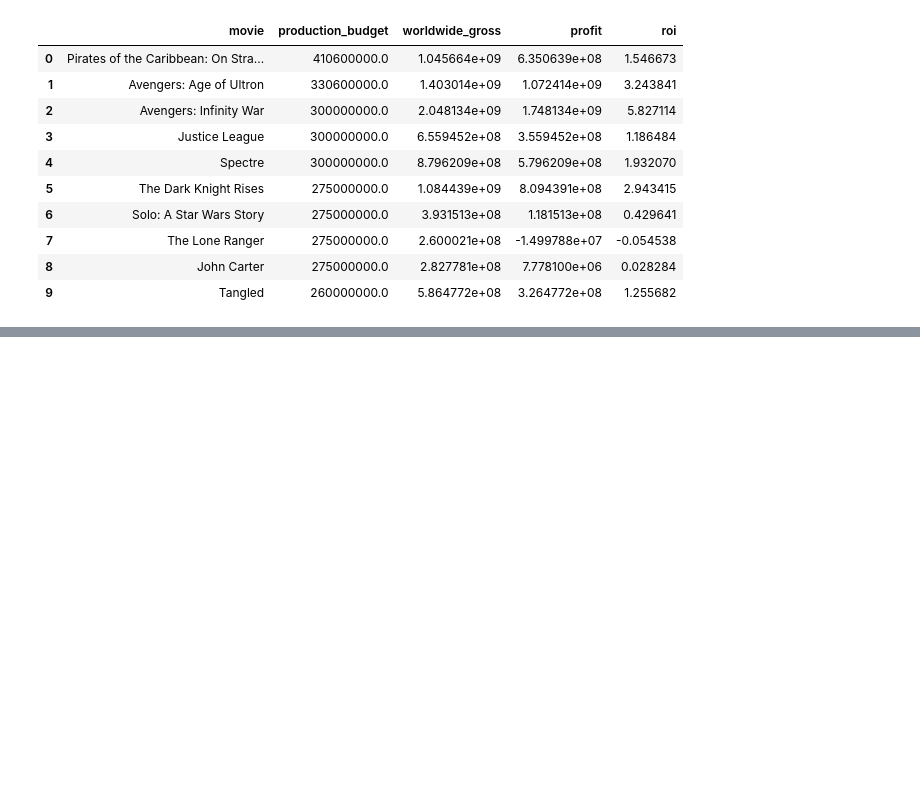
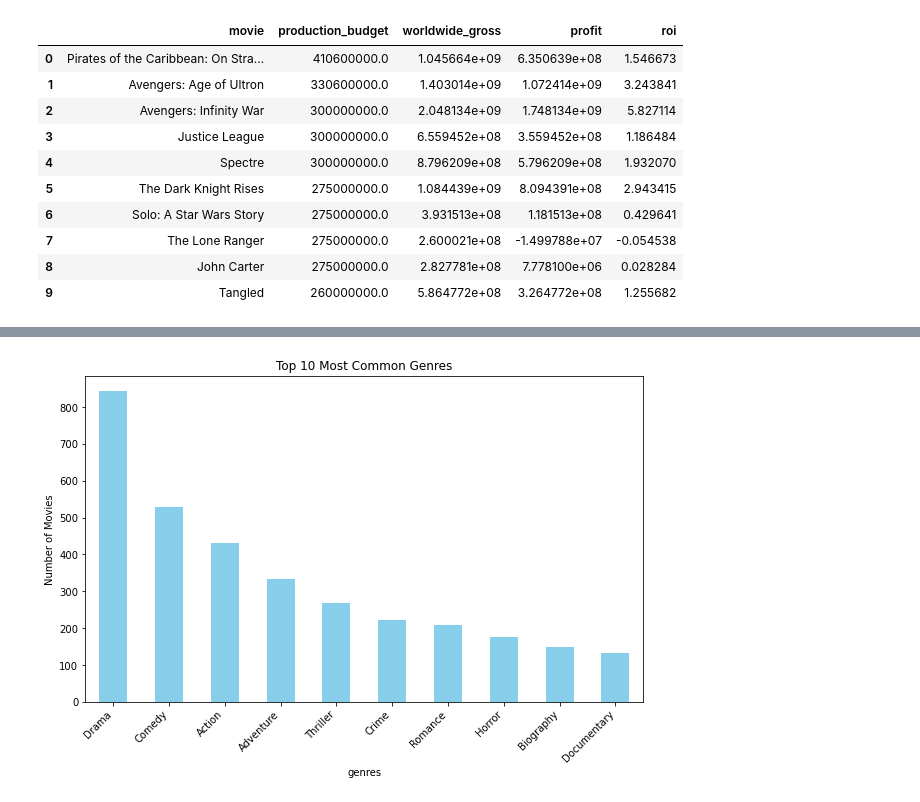
Before and after one commit to Giriama2323/dsc-phase-2-project-v3, a Jupyter notebook: student.ipynb, the cells around one changed output, grey strips where cells are left out. Saved outputs shown, nothing was run; the diff lists cells and outputs as text; code cells hidden in the pictures; blank space fills up the shorter version.

Commit message:
Update on the markdown data and visualizations

```diff
--- a/student.ipynb
+++ b/student.ipynb
@@ -504,0 +585,8 @@ plt.show()
+# %%
+# For imdb_basics (already shown in my earlier code, but repeating here so it's clear)
+imdb_basics["title_norm"] = (
+    imdb_basics["primary_title"]
+    .str.lower()
+    .str.replace(r"[^a-z0-9 ]", "", regex=True)
+    .str.strip()
+)
@@ -504,0 +642,11 @@ plt.show()
+# %%
+# Split multiple genres into rows
+movies_genres = (
+    movies_cleaned
+    .dropna(subset=["genres"])  # drop rows without genres
+    .assign(genres=movies_cleaned["genres"].str.split(","))
+    .explode("genres")
+)
+
+print("After exploding genres:")
+print(movies_genres[["movie", "genres"]].head(10))
@@ -504,0 +692,19 @@ plt.show()
+# %%
+# Aggregate statistics by genre
+genre_stats = (
+    movies_genres.groupby("genres")
+    .agg({
+        "movie": "count",              # number of movies
+        "profit": "mean",              # avg profit
+        "roi": "mean",                 # avg ROI
+        "production_budget": "mean",   # avg budget
+        "worldwide_gross": "mean",     # avg gross
+        "averagerating": "mean",       # avg rating
+        "numvotes": "sum"              # total votes (popularity)
+    })
+    .rename(columns={"movie": "num_movies"})
+    .sort_values("num_movies", ascending=False)
+)
+
+print("Genre stats preview:")
+print(genre_stats.head(10))
@@ -504,0 +751,9 @@ plt.show()
+# %%
+plt.figure(figsize=(10,6))
+genre_stats["num_movies"].sort_values(ascending=False).head(10).plot(kind="bar", color="skyblue")
+plt.title("Top 10 Most Common Genres")
+plt.ylabel("Number of Movies")
+plt.xticks(rotation=45, ha="right")
+plt.show()
+# %% [output]
+[figure, added]
```
Also changed, not shown: parts of 82 cells of this notebook.
